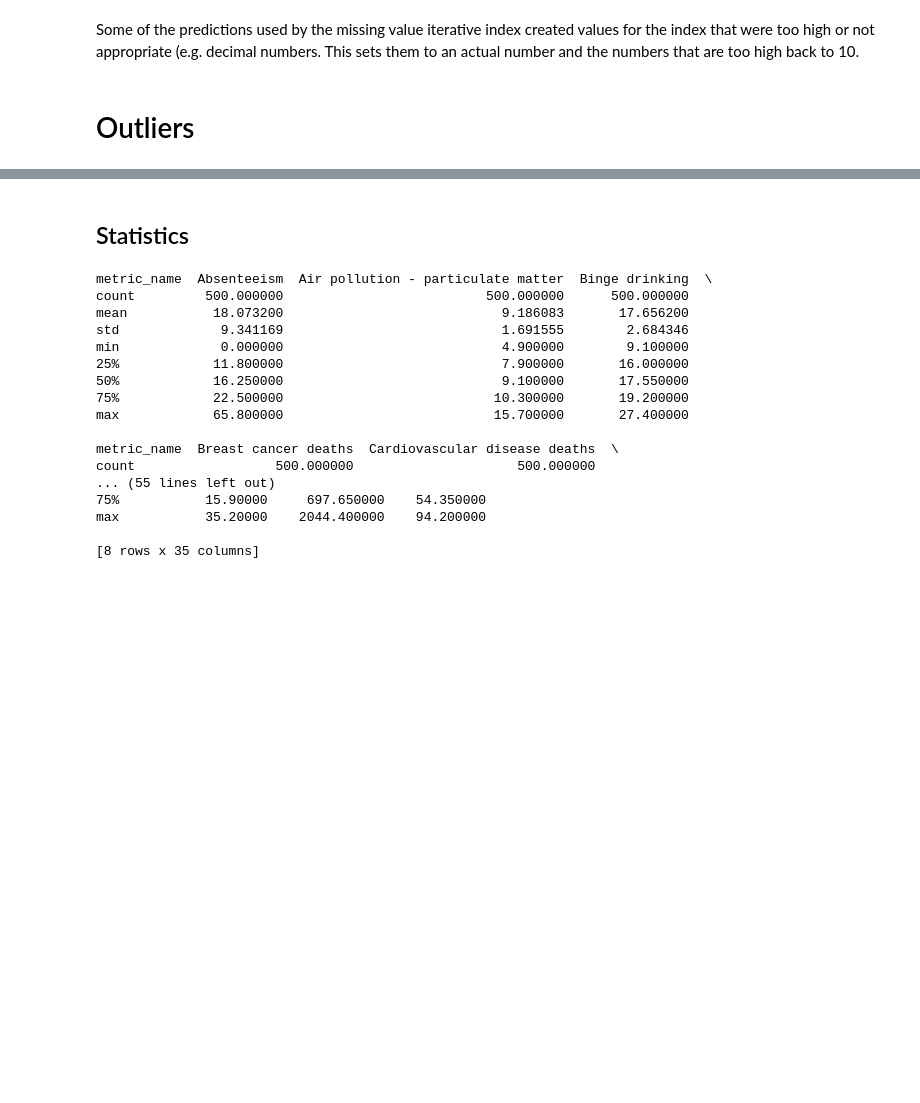
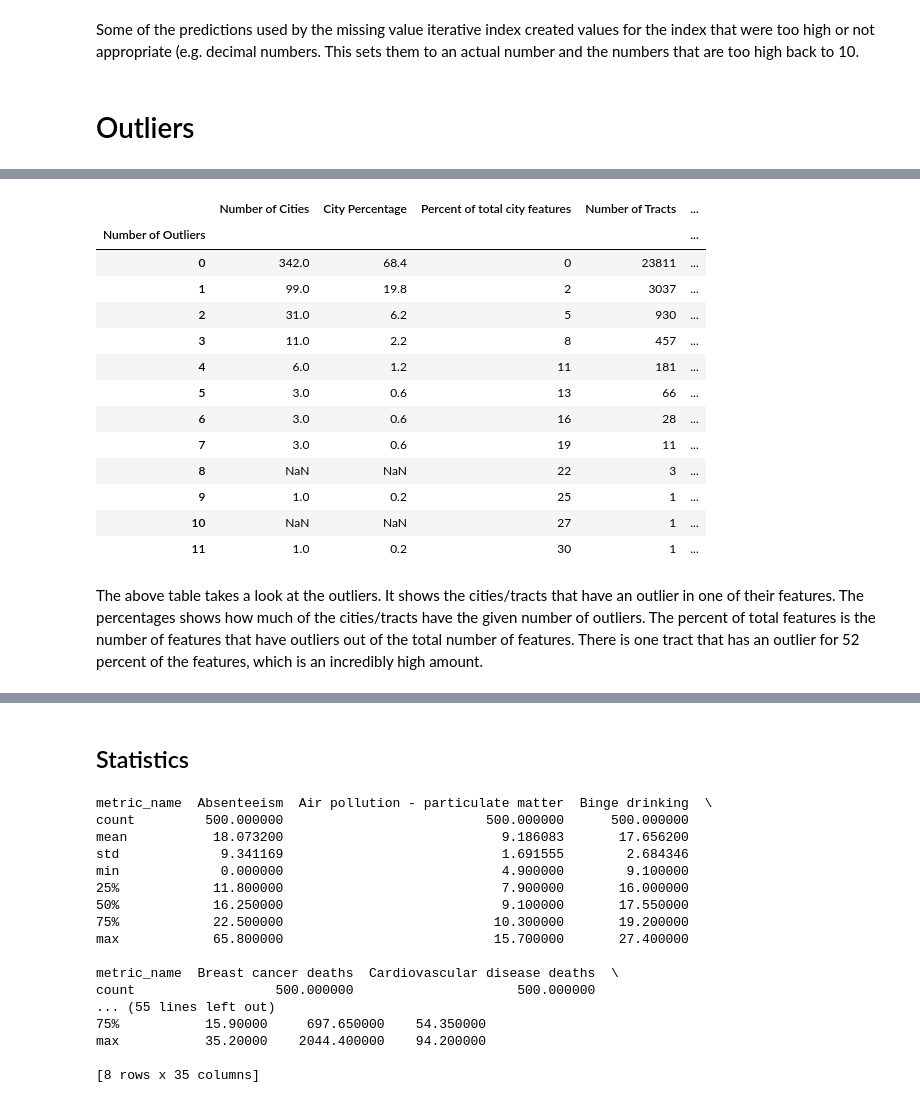
Before and after one commit to lilfetz22/Health_Scores_CAP2, a Jupyter notebook: scripts/Health_Scores_EDA.ipynb, the cells around one changed output, grey strips where cells are left out. Saved outputs shown, nothing was run; the diff lists cells and outputs as text; code cells hidden in the pictures; blank space fills up the shorter version.

```diff
--- a/scripts/Health_Scores_EDA.ipynb
+++ b/scripts/Health_Scores_EDA.ipynb
@@ -510,0 +556,32 @@ for i in range(0,len(l2)):
+# %%
+summed_city = outliers_city_df.sum(axis=1)
+summed_tract = outliers_tract_df.sum(axis=1)
+summed_city_df = pd.DataFrame(summed_city, columns=['Number of Outliers'])
+summed_tract_df = pd.DataFrame(summed_tract, columns=['Number of Outliers'])
+summed_city_df['Number of Cities'] = 1
+summed_tract_df['Number of Tracts'] = 1
+city_grouped = summed_city_df.groupby('Number of Outliers').sum()
+tract_grouped = summed_tract_df.groupby('Number of Outliers').sum()
+merged = city_grouped.merge(tract_grouped, how='outer',on='Number of Outliers',sort=True)
+merged.insert(loc=1,column='City Percentage',value=(merged['Number of Cities']/500) * 100)
+merged.insert(loc=2,column='Percent of total city features',value=((merged.index/36) * 100).astype('int'))
+merged['Tract Percentage'] = (merged['Number of Tracts']/28527)*100
+merged['Percent of total Tract features'] = (merged.index/21)*100
+merged
+# %% [output]
+|  | Number of Cities | City Percentage | Percent of total city features | Number of Tracts | ... |
+| Number of Outliers |  |  |  |  | ... |
+| 0 | 342.0 | 68.4 | 0 | 23811 | ... |
+| 1 | 99.0 | 19.8 | 2 | 3037 | ... |
+| 2 | 31.0 | 6.2 | 5 | 930 | ... |
+| 3 | 11.0 | 2.2 | 8 | 457 | ... |
+| 4 | 6.0 | 1.2 | 11 | 181 | ... |
+| 5 | 3.0 | 0.6 | 13 | 66 | ... |
+| 6 | 3.0 | 0.6 | 16 | 28 | ... |
+| 7 | 3.0 | 0.6 | 19 | 11 | ... |
+| 8 | NaN | NaN | 22 | 3 | ... |
+| 9 | 1.0 | 0.2 | 25 | 1 | ... |
+| 10 | NaN | NaN | 27 | 1 | ... |
+| 11 | 1.0 | 0.2 | 30 | 1 | ... |
+# %% [markdown]
+The above table takes a look at the outliers. It shows the cities/tracts that have an outlier in one of their features. The percentages shows how much of the cities/tracts have the given number of outliers. The percent of total features is the number of features that have outliers out of the total number of features. There is one tract that has an outlier for 52 percent of the features, which is an incredibly high amount.
```
Also changed, not shown: parts of 36 cells of this notebook, 4 other files.
